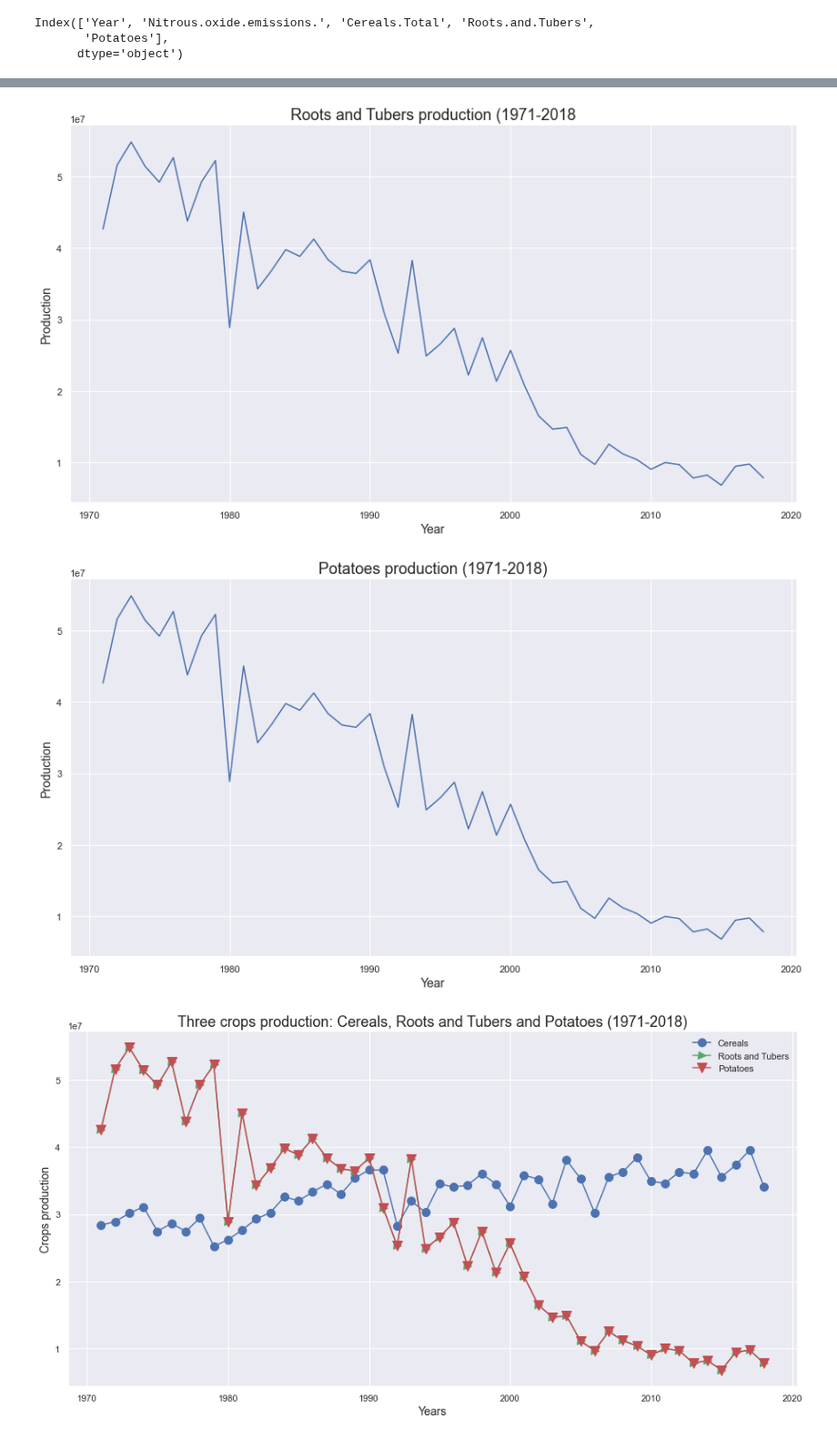
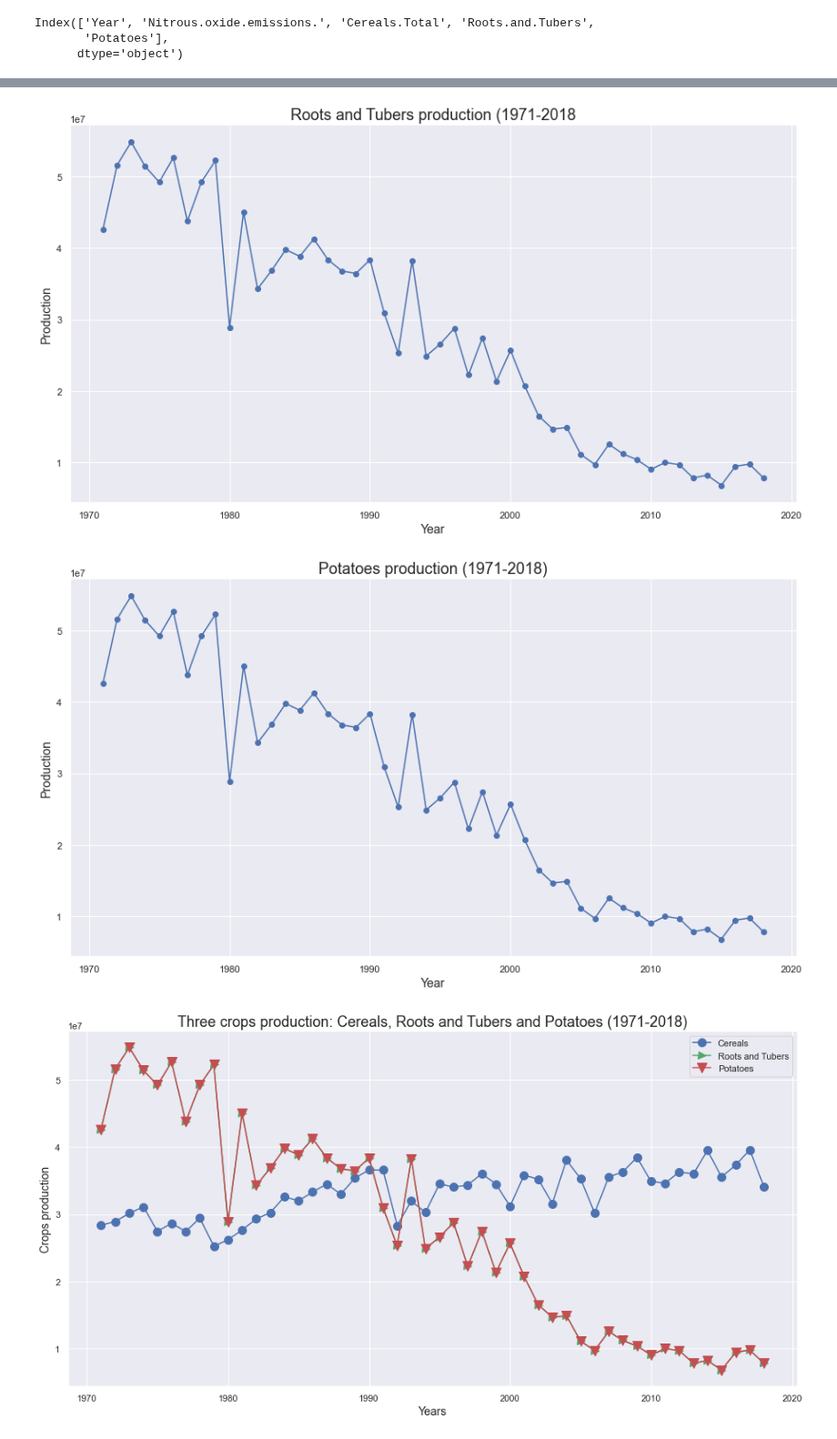
Before and after one commit to Alejandro-github-mx/statistics-projects, a Jupyter notebook: 2022-02-28-statistics-homework-FoodCC-Poland.ipynb, the cells around one changed output, grey strips where cells are left out. Shown at 91% size. Drawn from its saved outputs; the diff is of its cells as text; code cells hidden in the pictures.

```diff
--- a/2022-02-28-statistics-homework-FoodCC-Poland.ipynb
+++ b/2022-02-28-statistics-homework-FoodCC-Poland.ipynb
@@ -286,14 +298,14 @@ plt.show();
 # %%
 # Plot "Roots and Tubers"
 plt.figure(figsize=(15,8))
 plt.xlabel("Year", fontsize= 14)
 plt.ylabel("Production", fontsize= 14)
 plt.title("Roots and Tubers production (1971-2018", fontsize= 18)
 
-plt.plot(cropsNitrox_df["Year"], cropsNitrox_df["Roots.and.Tubers"])
+plt.plot(cropsNitrox_df["Year"], cropsNitrox_df["Roots.and.Tubers"], "b-o")
 plt.show();
 # %% [output]
-[figure, old version]
+[figure, new version]
 # %%
 # Plot "Potatoes"
 
@@ -302,10 +314,10 @@ plt.xlabel("Year", fontsize = 14)
 plt.ylabel("Production", fontsize = 14)
 plt.title("Potatoes production (1971-2018)", fontsize=18)
 
-plt.plot(cropsNitrox_df["Year"], cropsNitrox_df["Potatoes"])
+plt.plot(cropsNitrox_df["Year"], cropsNitrox_df["Potatoes"], "b-o")
 plt.show();
 # %% [output]
-[figure, old version]
+[figure, new version]
 # %%
 # Base of the plot
 plt.figure(figsize=(16,8))
```
Also changed, not shown: parts of 65 cells of this notebook, 2 other files.
